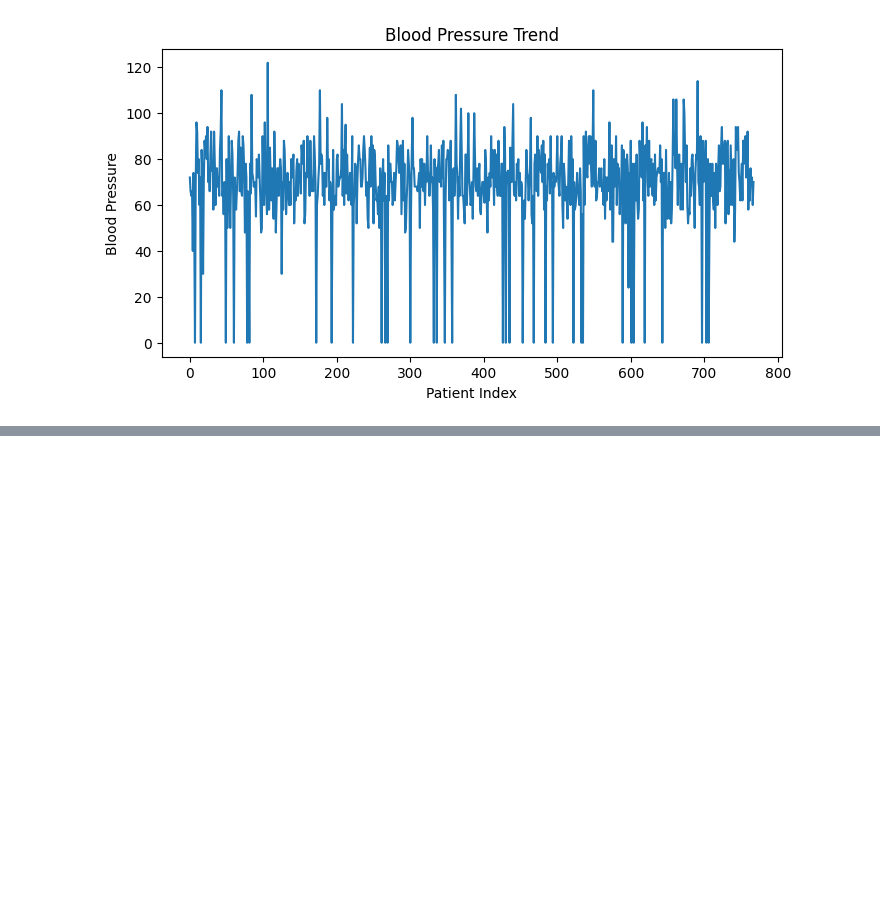
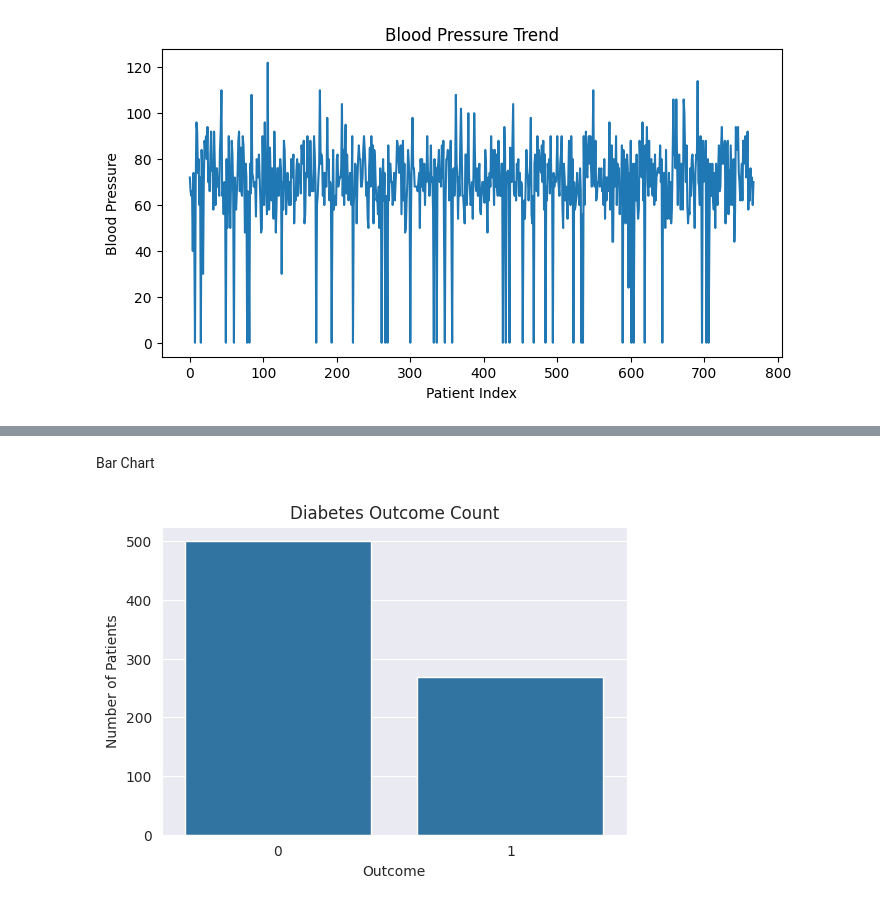
Before and after one commit to johnsparz/ai-bootcamp-portfolio, a Jupyter notebook: wk1_project.ipynb, the cells around one changed output, grey strips where cells are left out. Saved outputs shown, nothing was run; the diff lists cells and outputs as text; code cells hidden in the pictures; blank space fills up the shorter version.

```diff
--- a/wk1_project.ipynb
+++ b/wk1_project.ipynb
@@ -228,0 +267,17 @@ plt.show()
+# %% [markdown]
+Bar Chart
+# %%
+# Count outcomes
+outcome_counts = df["Outcome"].value_counts()
+
+plt.figure(figsize=(6,4))
+
+sns.barplot(x=outcome_counts.index, y=outcome_counts.values)
+
+plt.title("Diabetes Outcome Count")
+plt.xlabel("Outcome")
+plt.ylabel("Number of Patients")
+
+plt.show()
+# %% [output]
+[figure, added]
```
Also changed, not shown: parts of 19 cells of this notebook.
